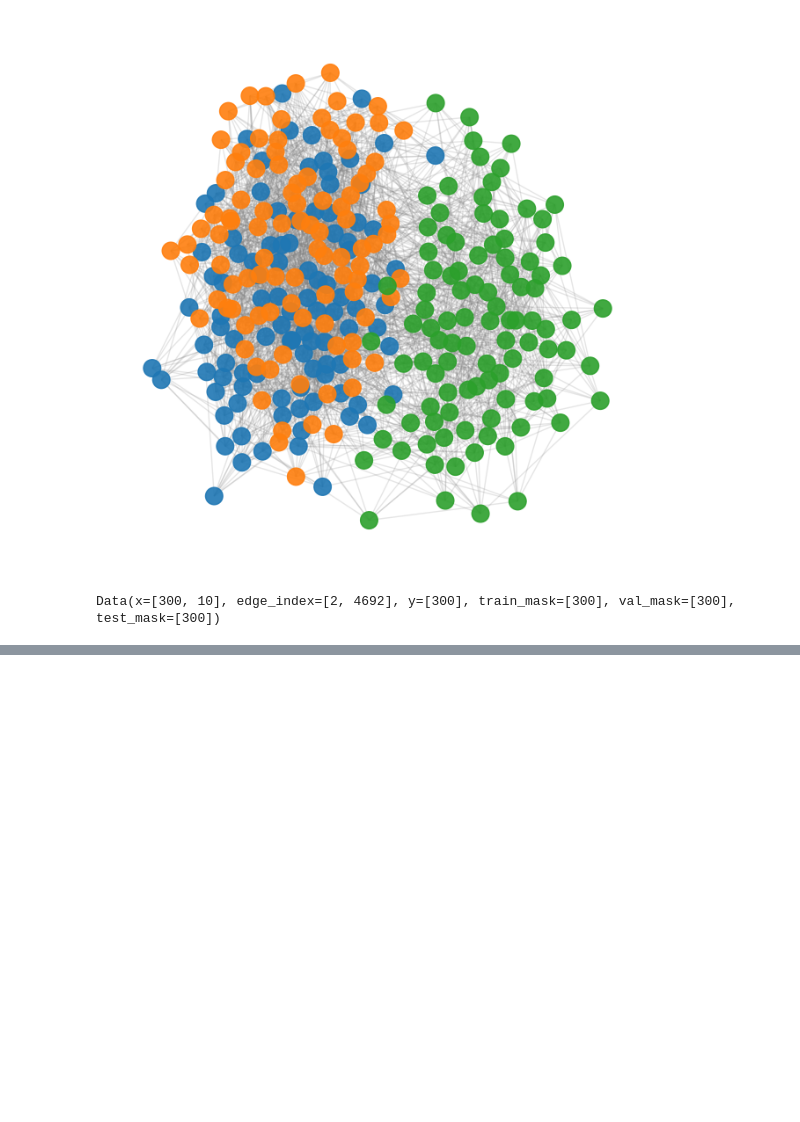
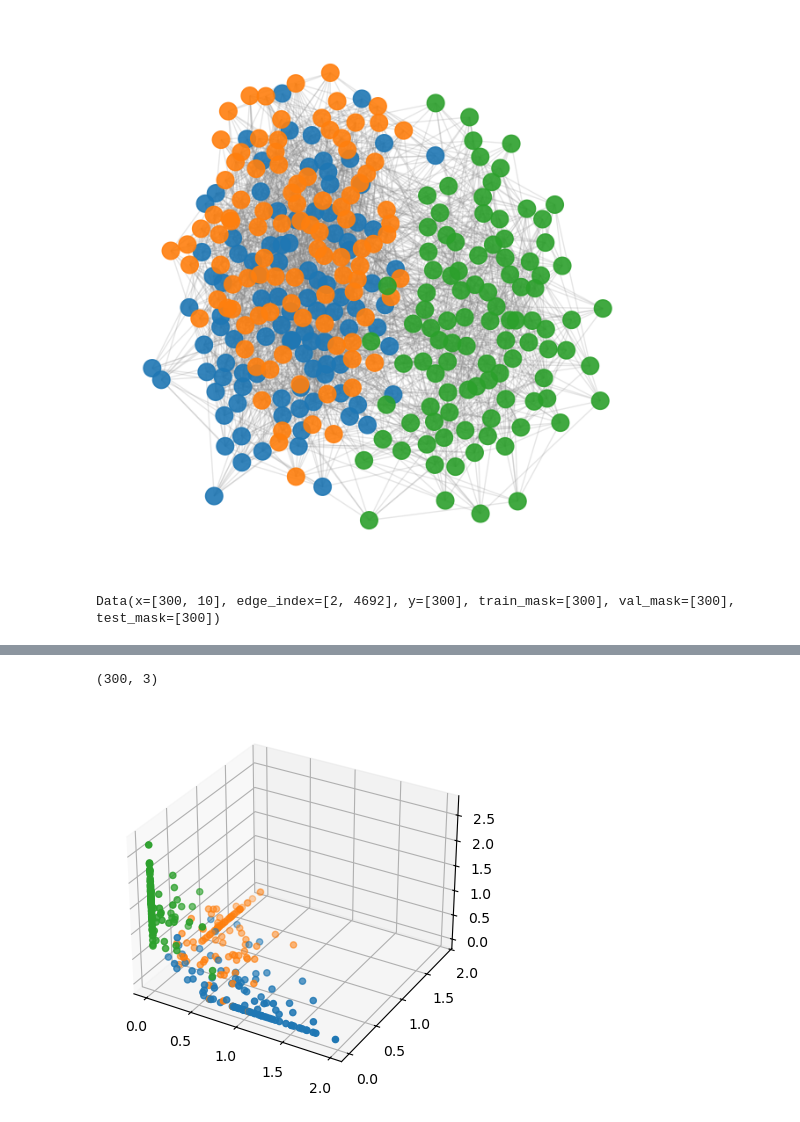
Before and after one commit to Vozikis/GNN, a Jupyter notebook: GCNN.ipynb, the cells around one changed output, grey strips where cells are left out. Saved outputs shown, nothing was run; the diff lists cells and outputs as text; code cells hidden in the pictures; blank space fills up the shorter version.

```diff
--- a/GCNN.ipynb
+++ b/GCNN.ipynb
@@ -191,0 +268,12 @@ Test Acc: 93.33% | Test loss: 0.23
+# %%
+embeddings = F.relu(model.gc1(features, adj)).detach().numpy()
+embeddings.shape
+# %% [output]
+(300, 3)
+# %%
+fig = plt.figure()
+ax = fig.add_subplot(projection='3d')
+ax.scatter(embeddings[:,0], embeddings[:,1], embeddings[:,2], color=y_colors)
+plt.show()
+# %% [output]
+[figure, added]
```
Also changed, not shown: parts of 8 cells of this notebook, 2 other files.
